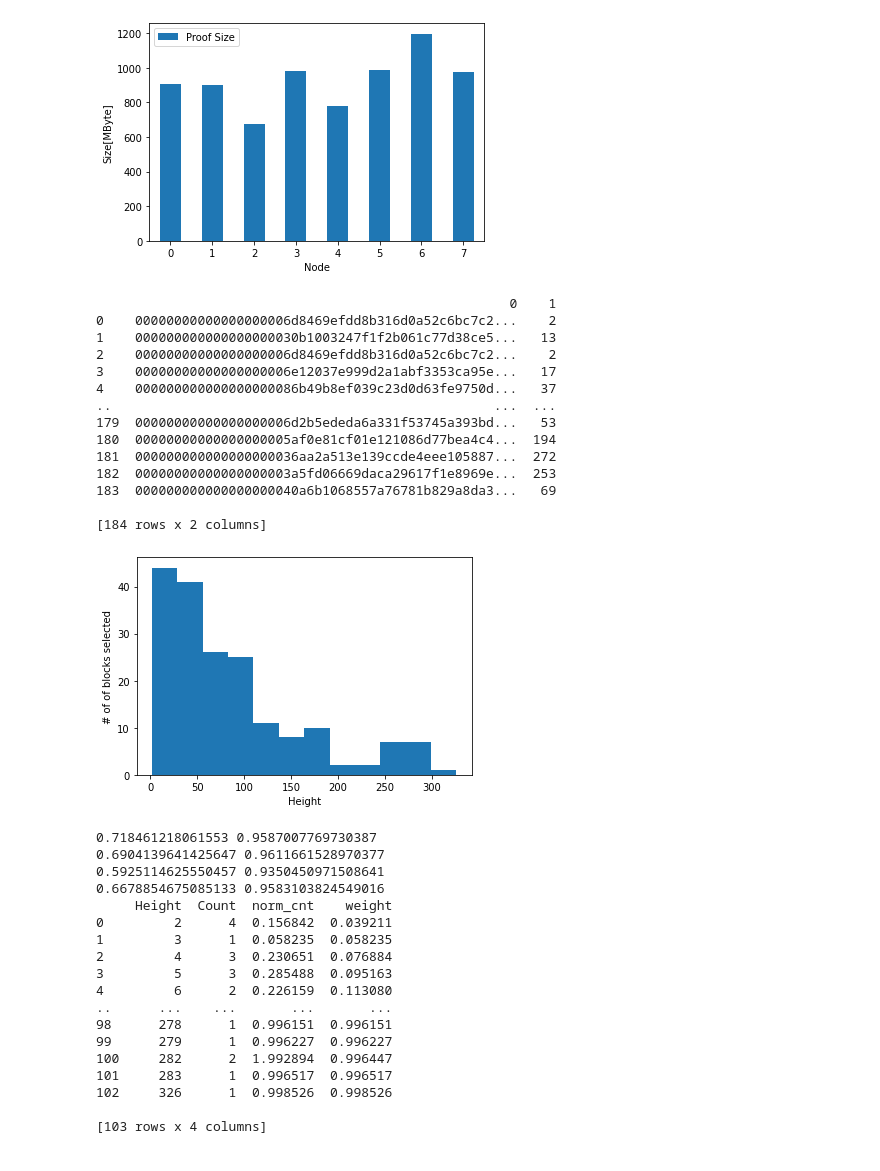
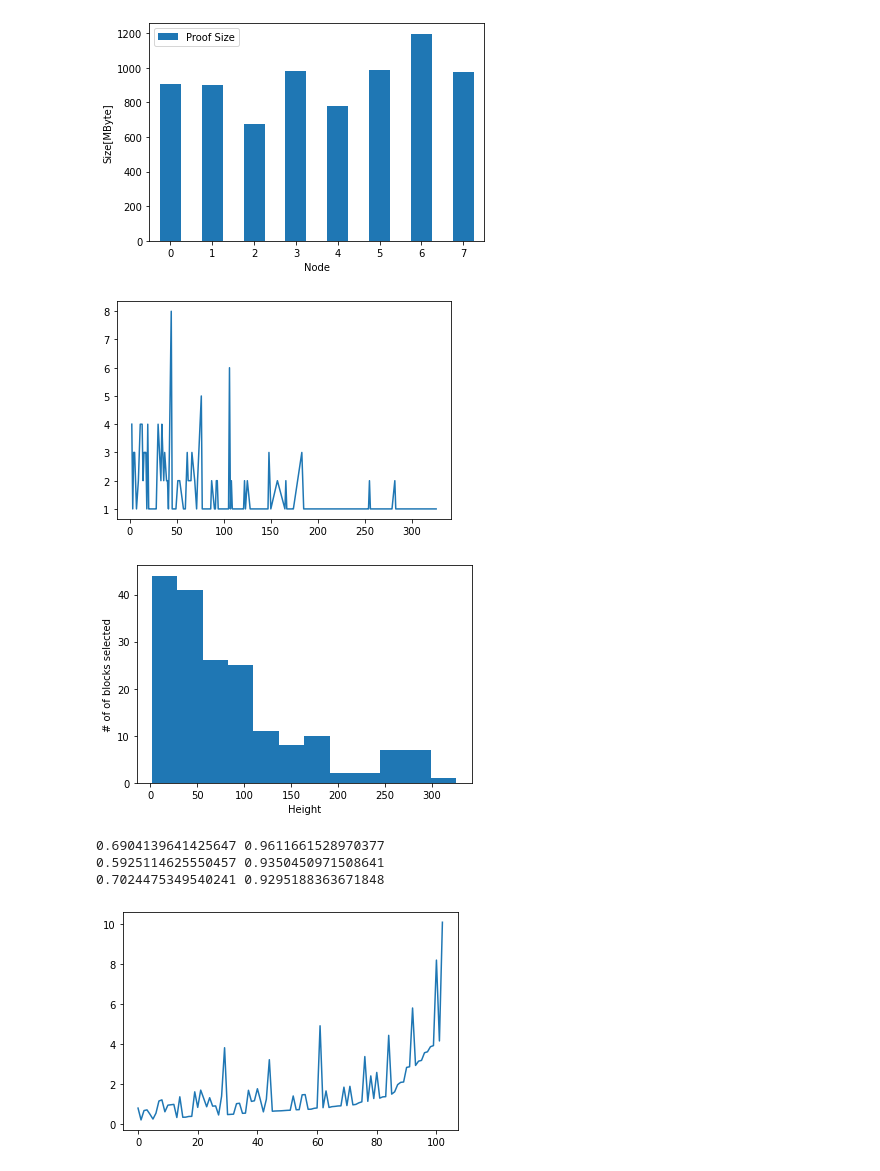
Before and after one commit to JunwookHeo/bcsos, a Jupyter notebook: python_utils/VisualPoS.ipynb, the cells around one changed output. Drawn from its saved outputs; the diff is of its cells as text; code cells hidden in the pictures.

Commit message:
Working on Visualisation

```diff
--- a/python_utils/VisualPoS.ipynb
+++ b/python_utils/VisualPoS.ipynb
@@ -181,56 +181,37 @@ from matplotlib import pyplot as plt
 
 dfs = load_data_from_db(fdbs, 'prooftbl')
 hash = []
 for i, df in enumerate(dfs):
     for s in df['proofblock']:
         hash.append(s)
 # print(hash)
 
 height = []
 for i, df in enumerate(dfs):
     for h in df['proofheight']:
         height.append(h)
 # print(height)
 
 ch_list = [hash, height]
 bdf = pd.DataFrame(ch_list).transpose()
-print(bdf)
+bdf.columns = ['Hash', 'Height']
 
-bdf.columns = ['Hash', 'Height']
 bdf = bdf.sort_values(by=['Height'])
 bdf2 = bdf.groupby(['Height'])['Height'].count().reset_index(name="Count")
 
-# pd.set_option('display.max_rows', None)
-# bdf2 = bdf2.set_index('Height')
-# bdf2 = bdf2.reindex(list(range(bdf2.index.min(),bdf2.index.max()+1)),fill_value=0)
-# print(bdf2)
-# ax = bdf2.plot.line(rot=0)
+plt.plot(bdf2['Height'], bdf2['Count'])
 
 bdf = pd.DataFrame([height]).transpose()
 ax = bdf.plot.hist(bins=12, label='Count')
 ax.get_legend().remove()
-# df.plot(legend=False)
 
 plt.xlabel("Height")
 plt.ylabel("# of of blocks selected")
 
 plt.savefig('Proof_Blocks.png', dpi=300, bbox_inches='tight')
 # %% [output]
-                                                     0    1
-0    00000000000000000006d8469efdd8b316d0a52c6bc7c2...    2
-1    000000000000000000030b1003247f1f2b061c77d38ce5...   13
-2    00000000000000000006d8469efdd8b316d0a52c6bc7c2...    2
-3    00000000000000000006e12037e999d2a1abf3353ca95e...   17
-4    000000000000000000086b49b8ef039c23d0d63fe9750d...   37
-..                                                 ...  ...
-179  00000000000000000006d2b5ededa6a331f53745a393bd...   53
-180  00000000000000000005af0e81cf01e121086d77bea4c4...  194
-181  000000000000000000036aa2a513e139ccde4eee105887...  272
-182  00000000000000000003a5fd06669daca29617f1e8969e...  253
-183  000000000000000000040a6b1068557a76781b829a8da3...   69
-
-[184 rows x 2 columns]
-[figure, old version]
+[figure, new version]
+[figure, added]
 # %%
 import numpy as np
 
@@ -238,9 +219,6 @@ def cal_evenness1(vdf, vmax):
     vdf['weight'] = (vmax - vdf['Height'])
     vdf['norm_cnt'] = vdf['Count']/vdf['weight']
     values = vdf['norm_cnt'].to_list()
-    nf = fairnessnorm(values[:int(len(values)/2)])
-    ne = entropynorm(values[:int(len(values)/2)])
-    print(nf, ne)
     nf = fairnessnorm(values)
     ne = entropynorm(values)
     print(nf, ne)
@@ -248,39 +226,40 @@ def cal_evenness1(vdf, vmax):
 def cal_evenness2(vdf, vmax):
     vdf['norm_cnt'] = vdf['Count']*vdf['Height']
     values = vdf['norm_cnt'].to_list()
-    nf = fairnessnorm(values[:int(vmax/2)])
-    ne = entropynorm(values[:int(vmax/2)])
+    nf = fairnessnorm(values)
+    ne = entropynorm(values)
     print(nf, ne)
 
+def cal_acc_prob(vmax):
+    pis = []
+    for i in range(vmax):
+        pi = 0
+        for j in range(i, vmax):
+            pi += 1/(j+1)
+        pis.append(pi)
+    # print(pis)
+    return pis
+
 def cal_evenness3(vdf, vmax):
-    vdf['weight'] = 1 - np.exp(-vdf['Height']/50)
-    vdf['norm_cnt'] = vdf['Count']*vdf['weight']
+    pis = cal_acc_prob(vmax)
+    vdf['weight'] =  [pis[v] for v in vdf['Height'].values]
+    # [pis[v] for v in vdf['Height'].values()]
+    # print('weights',vdf)
+    vdf['norm_cnt'] = vdf['Count']/vdf['weight']
     values = vdf['norm_cnt'].to_list()
 
-    nf = fairnessnorm(values[:int(vmax/2)])
-    ne = entropynorm(values[:int(vmax/2)])
+    nf = fairnessnorm(values)
+    ne = entropynorm(values)
     print(nf, ne)
-    print(vdf)
+    # print(values)
+
+    vdf['norm_cnt'].plot()
 
 cal_evenness1(bdf2, 360)
 cal_evenness2(bdf2, 360)
 cal_evenness3(bdf2, 360)
 # %% [output]
-0.718461218061553 0.9587007769730387
 0.6904139641425647 0.9611661528970377
 0.5925114625550457 0.9350450971508641
-0.6678854675085133 0.9583103824549016
-     Height  Count  norm_cnt    weight
-0         2      4  0.156842  0.039211
-1         3      1  0.058235  0.058235
-2         4      3  0.230651  0.076884
-3         5      3  0.285488  0.095163
-4         6      2  0.226159  0.113080
-..      ...    ...       ...       ...
-98      278      1  0.996151  0.996151
-99      279      1  0.996227  0.996227
-100     282      2  1.992894  0.996447
-101     283      1  0.996517  0.996517
-102     326      1  0.998526  0.998526
-
-[103 rows x 4 columns]
+0.7024475349540241 0.9295188363671848
+[figure, added]
```
Also changed, not shown: parts of 1 cell of this notebook, 1 other file.
